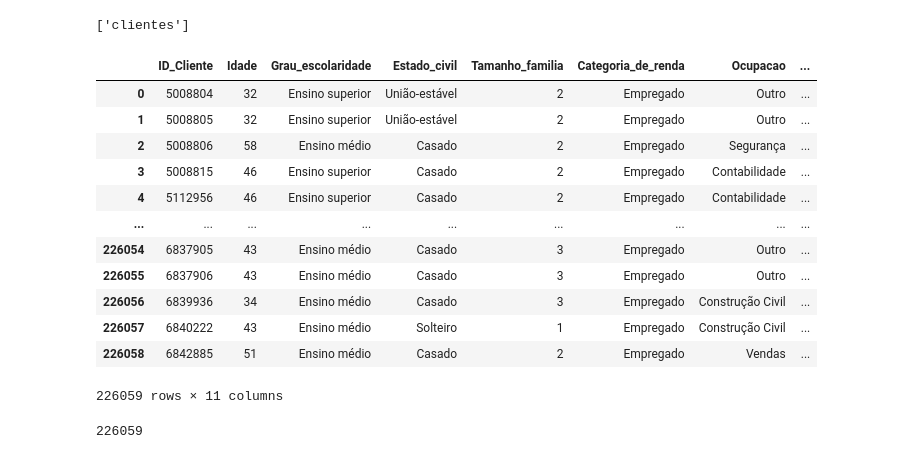
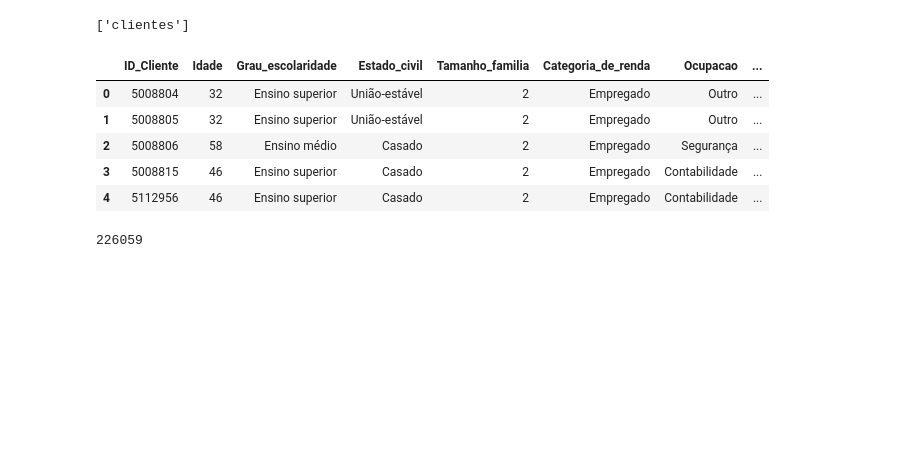
Before and after one commit to ralphhara/alura-python-for-ds-training, a Jupyter notebook: pandas_io/trabalhando-diferentes_formatos-arquivos.ipynb, the cells around one changed output. Cells and saved outputs as stored; diff of their text form; code cells hidden in the pictures; blank space fills up the shorter version.

```diff
--- a/pandas_io/trabalhando-diferentes_formatos-arquivos.ipynb
+++ b/pandas_io/trabalhando-diferentes_formatos-arquivos.ipynb
@@ -585,21 +585,14 @@ query = 'SELECT * FROM clientes WHERE Categoria_de_renda="Empregado"'
 # %%
 empregados = pd.read_sql(query, engine)
 # %%
-empregados
+empregados.head()
 # %% [output]
 |  | ID_Cliente | Idade | Grau_escolaridade | Estado_civil | Tamanho_familia | Categoria_de_renda | Ocupacao | ... |
 | 0 | 5008804 | 32 | Ensino superior | União-estável | 2 | Empregado | Outro | ... |
 | 1 | 5008805 | 32 | Ensino superior | União-estável | 2 | Empregado | Outro | ... |
 | 2 | 5008806 | 58 | Ensino médio | Casado | 2 | Empregado | Segurança | ... |
 | 3 | 5008815 | 46 | Ensino superior | Casado | 2 | Empregado | Contabilidade | ... |
 | 4 | 5112956 | 46 | Ensino superior | Casado | 2 | Empregado | Contabilidade | ... |
-| ... | ... | ... | ... | ... | ... | ... | ... | ... |
-| 226054 | 6837905 | 43 | Ensino médio | Casado | 3 | Empregado | Outro | ... |
-| 226055 | 6837906 | 43 | Ensino médio | Casado | 3 | Empregado | Outro | ... |
-| 226056 | 6839936 | 34 | Ensino médio | Casado | 3 | Empregado | Construção Civil | ... |
-| 226057 | 6840222 | 43 | Ensino médio | Solteiro | 1 | Empregado | Construção Civil | ... |
-| 226058 | 6842885 | 51 | Ensino médio | Casado | 2 | Empregado | Vendas | ... |
-226059 rows × 11 columns
 # %%
 empregados.to_sql('empregados', con=engine, index=False)
 # %% [output]
```
Also changed, not shown: parts of 4 cells of this notebook.
